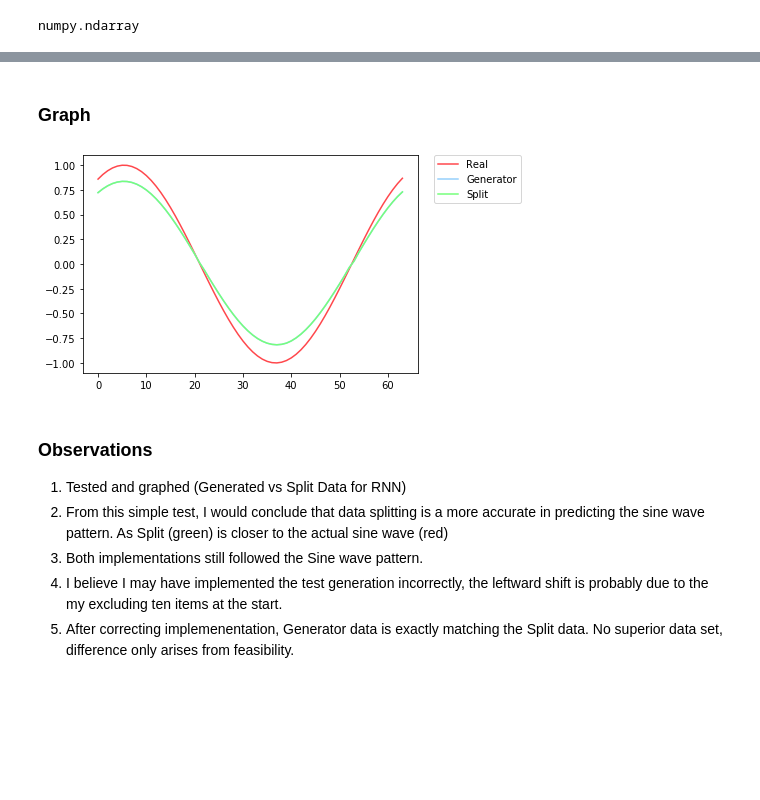
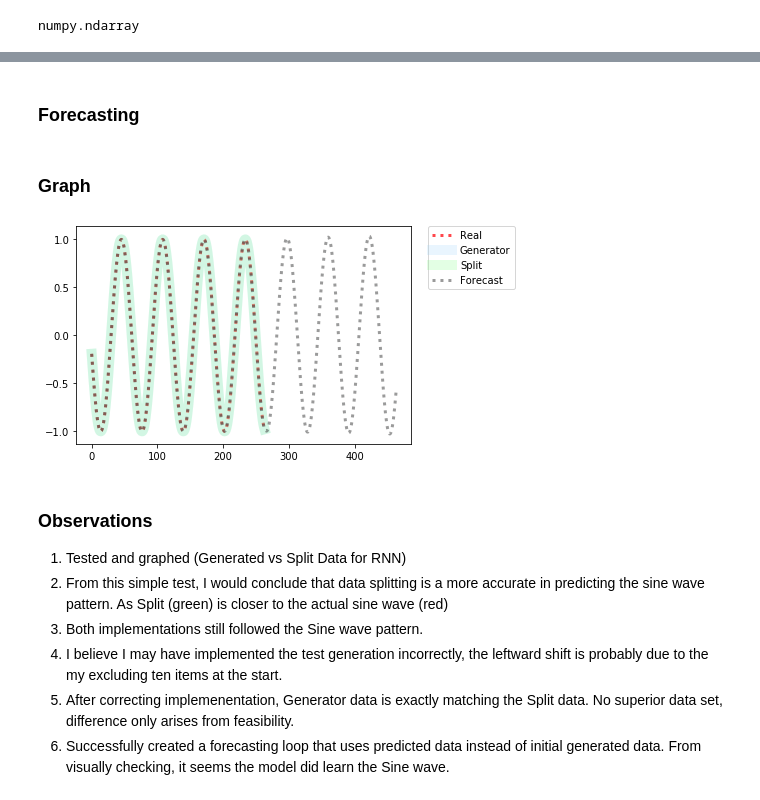
Before and after one commit to LeonVillanueva/CoLab, a Jupyter notebook: Google_CoLab_RNN_Sequence.ipynb, the cells around one changed output, grey strips where cells are left out. Drawn from its saved outputs; the diff is of its cells as text; code cells hidden in the pictures; blank space fills up the shorter version.

Commit message:
Summary : Successful implementation of Forecasting, with predicted data, Sine Wave pattern predicted

```diff
--- a/Google_CoLab_RNN_Sequence.ipynb
+++ b/Google_CoLab_RNN_Sequence.ipynb
@@ -104,3 +99,5 @@ x = Dense (1)(x)
+# %%
+x = Dense (1)(i)
 # %%
 sequence = Model (i, x)
 # %%
@@ -151,2 +148,4 @@ sequence_n.predict (X_test) [-1][0]
 # %%
 from_data = sequence_n.predict (X_test)
+# %% [markdown]
+### Forecasting
@@ -153,13 +154,26 @@ from_data = sequence_n.predict (X_test)
+# %%
+y_hats = []
+for c in range (200):
+  y_hat = sequence.predict(array)[0][0]
+  y_hats.append (y_hat)
+  sliced = array.tolist()[0][1:]
+  sliced.append (y_hat)
+  array = np.asarray (sliced).reshape (-1,10)
+  # print (array)
 # %% [markdown]
 ### Graph
+# %%
+forecast = from_gen.reshape(1,-1).tolist()[0]
+forecast = forecast + y_hats
 # %%
-plt.plot(y_test, color='#ff474c', label='Real')
-plt.plot(from_gen, color='#95d0fc', label='Generator')
-plt.plot(from_data, color='#76ff7b', label='Split')
+plt.plot(y_test, color='#ff474c', label='Real', linewidth=3, linestyle=':')
+plt.plot(from_gen, color='#95d0fc', label='Generator', linewidth=10, alpha=0.2)
+plt.plot(from_data, color='#76ff7b', label='Split', linewidth=10, alpha=0.2)
+plt.plot(forecast, color='#363737', label='Forecast', linewidth=3, linestyle=':', alpha=0.5)
 plt.legend(bbox_to_anchor=(1.05, 1), loc='upper left', borderaxespad=0.)
 plt.show()
 # %% [output]
-[figure, old version]
+[figure, new version]
 # %% [markdown]
 ### Observations
 
@@ -168,3 +182,4 @@ plt.show()
 3.   Both implementations still followed the Sine wave pattern.
 4.   I believe I may have implemented the test generation incorrectly, the leftward shift is probably due to the my excluding ten items at the start.
 5.   After correcting implemenentation, Generator data is exactly matching the Split data. No superior data set, difference only arises from feasibility.
+6.   Successfully created a forecasting loop that uses predicted data instead of initial generated data. From visually checking, it seems the model did learn the Sine wave.
```
Also changed, not shown: parts of 11 cells of this notebook.
